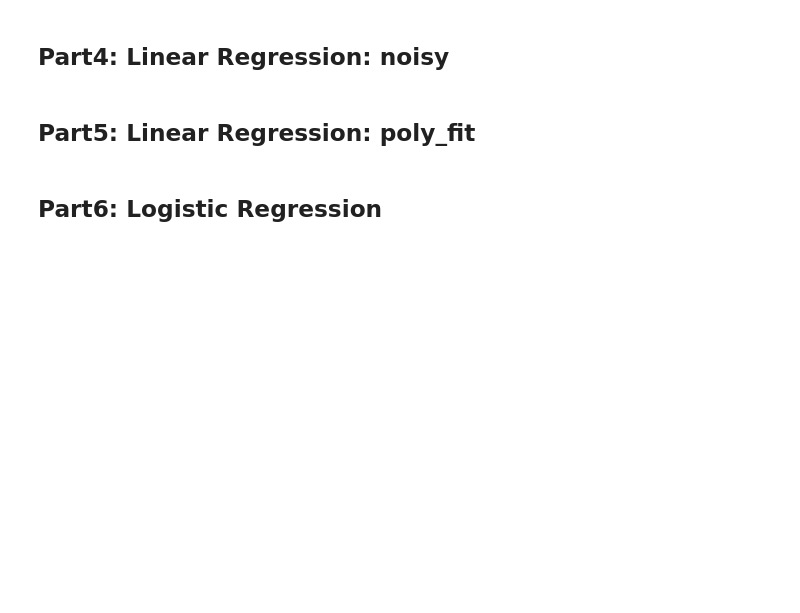
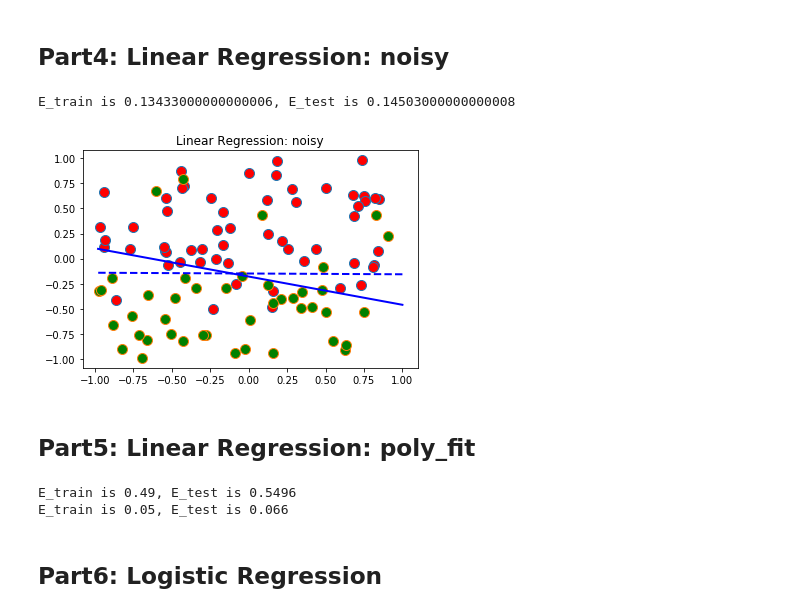
Before and after one commit to Cjkkkk/data_mining_homework, a Jupyter notebook: hw2/linear-models/run.ipynb, the cells around one changed output. Saved outputs shown, nothing was run; the diff lists cells and outputs as text; code cells hidden in the pictures; blank space fills up the shorter version.

```diff
--- a/hw2/linear-models/run.ipynb
+++ b/hw2/linear-models/run.ipynb
@@ -137,16 +176,38 @@ plotdata(X, y, w_f, w_g, 'Linear Regression');
 # %%
 
 nRep = 1000; # number of replicates
 nTrain = 100; # number of training data
 
+total_test_error = 0
+total_train_error = 0
+
 for i in range(nRep):
-    X, y, w_f = mkdata(nTrain, 'noisy')
-    w_g = linear_regression(X, y);
+    X, y, w_f = mkdata(nTrain + nTest, "noisy")
+
+    X_train = X[:, : nTrain]
+    y_train = y[:, : nTrain]
+
+    X_test = X[:, nTrain:]
+    y_test = y[:, nTrain:]
+
+    w_g = linear_regression(X_train, y_train)
+
     # Compute training, testing error
 
-# print('E_train is {}, E_test is {}'.format(E_train, E_test))
+    train_error = cal_regression_error(w_g, X_train, y_train)
+    test_error = cal_regression_error(w_g, X_test, y_test)
+    total_test_error += test_error
+    total_train_error += train_error
 
-plotdata(X, y, w_f, w_g, 'Linear Regression: noisy');
+E_train = total_train_error / nRep
+E_test = total_test_error / nRep
+print('E_train is {}, E_test is {}'.format(E_train, E_test))
+
+w_g = w_g[:, 0] - w_g[:, 1]
+plotdata(X_train, y_train, w_f, w_g, 'Linear Regression: noisy');
+# %% [output]
+E_train is 0.13433000000000006, E_test is 0.14503000000000008
+[figure, added]
 # %% [markdown]
 ## Part5: Linear Regression: poly_fit
 # %%
@@ -157,15 +218,33 @@ poly_test = sio.loadmat('poly_test')
 X_test, y_test = poly_test['X_test'], poly_test['y_test']
 w = linear_regression(X, y)
 # Compute training, testing error
-
-# print('E_train is {}, E_test is {}'.format(E_train, E_test))
+E_train = cal_regression_error(w, X, y)
+E_test = cal_regression_error(w, X_test, y_test)
+print('E_train is {}, E_test is {}'.format(E_train, E_test))
 
 # poly_fit with transform
-X_t = X  # CHANGE THIS LINE TO DO TRANSFORMATION
+X_t = np.vstack((X, np.zeros((3, X.shape[1]))))  # CHANGE THIS LINE TO DO TRANSFORMATION
+for i in range(X_t.shape[1]):
+    X_t[2, i] = X_t[0, i] *  X_t[1, i]
+    X_t[3, i] = X_t[0, i] *  X_t[0, i]
+    X_t[4, i] = X_t[1, i] *  X_t[1, i]
+
 X_test_t = X_test  # CHANGE THIS LINE TO DO TRANSFORMATION
+X_test_t = np.vstack((X_test, np.zeros((3, X_test.shape[1]))))  # CHANGE THIS LINE TO DO TRANSFORMATION
+for i in range(X_test_t.shape[1]):
+    X_test_t[2, i] = X_test_t[0, i] *  X_test_t[1, i]
+    X_test_t[3, i] = X_test_t[0, i] *  X_test_t[0, i]
+    X_test_t[4, i] = X_test_t[1, i] *  X_test_t[1, i]
+
 w = linear_regression(X_t, y)
+
 # Compute training, testing error
-# print('E_train is {}, E_test is {}'.format(E_train, E_test))
+E_train = cal_regression_error(w, X_t, y)
+E_test = cal_regression_error(w, X_test_t, y_test)
+print('E_train is {}, E_test is {}'.format(E_train, E_test))
+# %% [output]
+E_train is 0.49, E_test is 0.5496
+E_train is 0.05, E_test is 0.066
 # %% [markdown]
 ## Part6: Logistic Regression
 # %%
```
Also changed, not shown: parts of 2 cells of this notebook, 1 other file.
